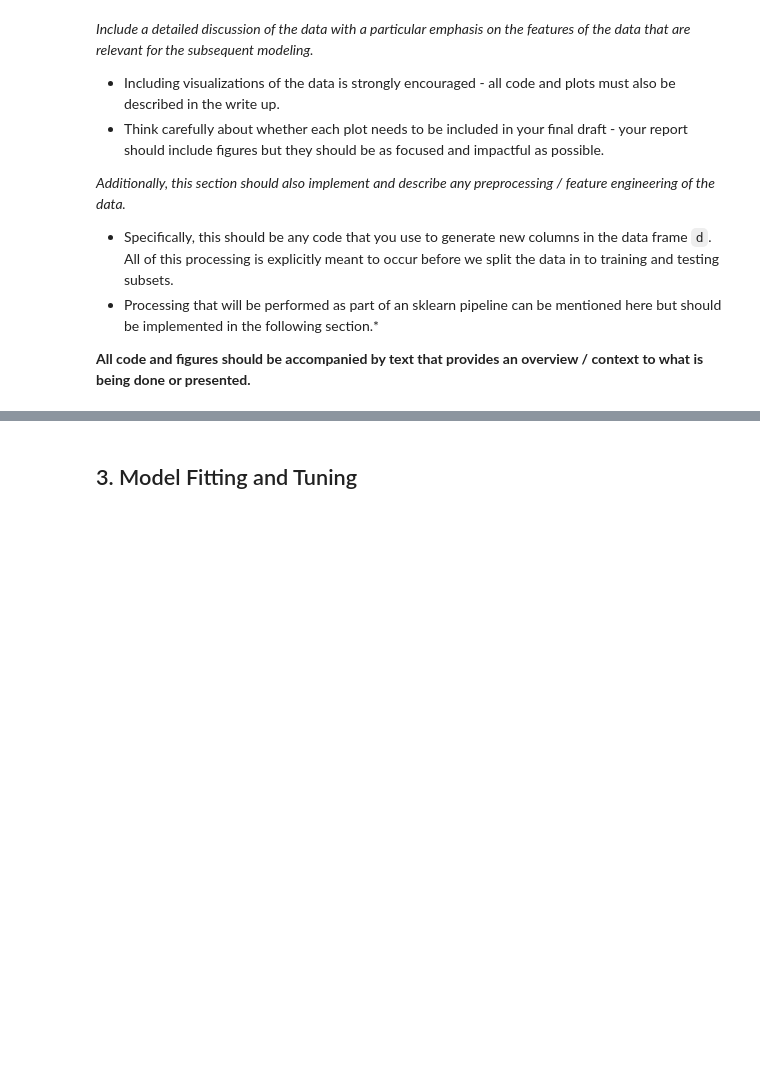
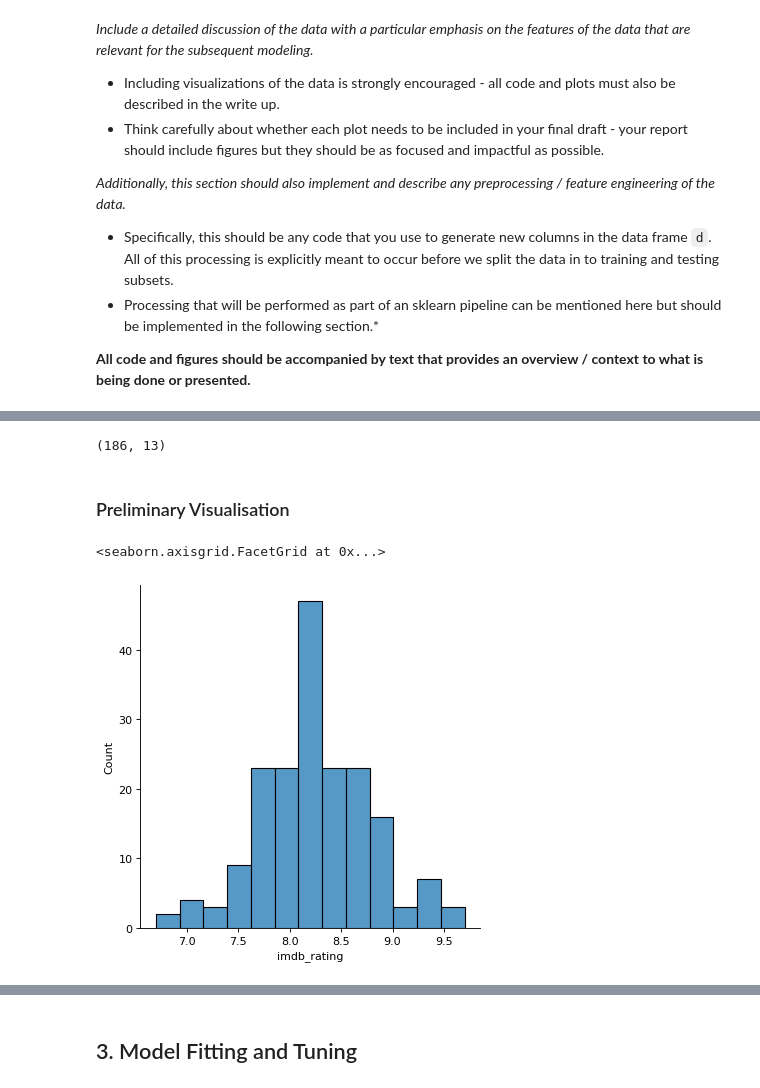
Before and after one commit to Machine-Learning-in-Python-Group-24/Machine-Learning-in-Python-Group-24, a Jupyter notebook: Project 1/project1.ipynb, the cells around one changed output, grey strips where cells are left out. Cells and saved outputs as stored; diff of their text form; code cells hidden in the pictures; blank space fills up the shorter version.

```diff
--- a/Project 1/project1.ipynb
+++ b/Project 1/project1.ipynb
@@ -56,0 +87,13 @@ After making sure that all the necessary libraries or submodules are uploaded he
+# %%
+# we only have 186 rows, quite a small dataset. so we should keep our model simple to keep from overfitting
+data.shape
+# %% [output]
+(186, 13)
+# %% [markdown]
+### Preliminary Visualisation
+# %%
+sns.displot(data.imdb_rating)
+# the distribution looks like a normal distribution
+# %% [output]
+<seaborn.axisgrid.FacetGrid at 0x...>
+[figure, added]
```
Also changed, not shown: parts of 34 cells of this notebook.
